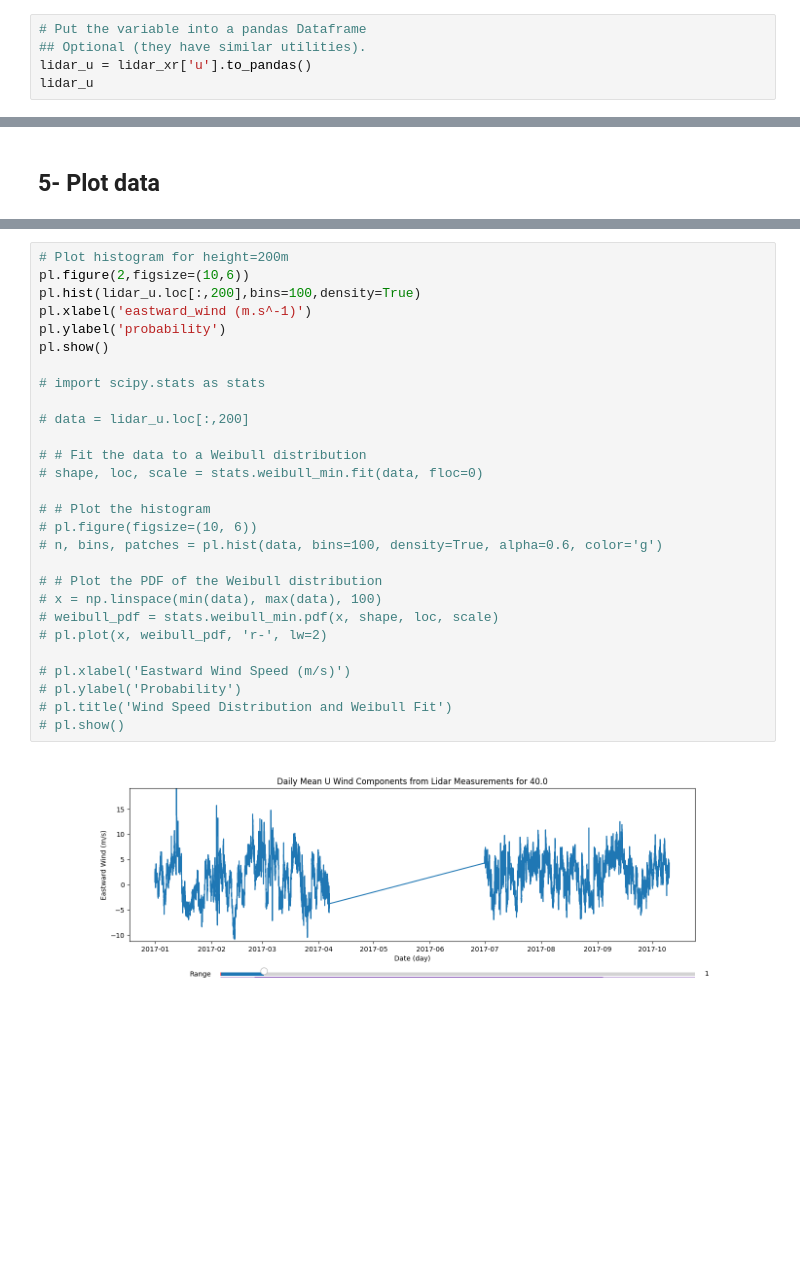
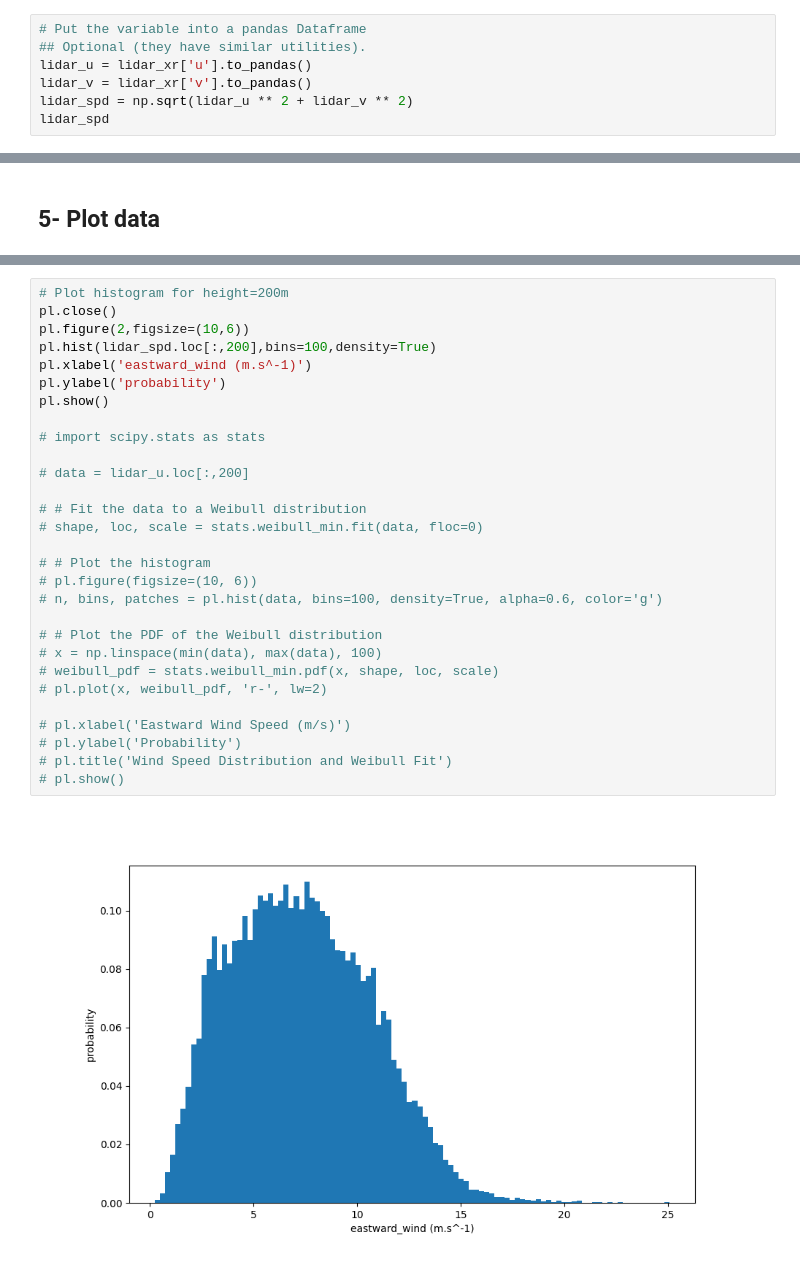
Before and after one commit to zhichuanma/wind_anaylsis, a Jupyter notebook: student_notebook_A.ipynb, the cells around one changed output, grey strips where cells are left out. Drawn from its saved outputs; the diff is of its cells as text; blank space fills up the shorter version.

```diff
--- a/student_notebook_A.ipynb
+++ b/student_notebook_A.ipynb
@@ -70,7 +70,9 @@ physicalMeasurement
 # Put the variable into a pandas Dataframe
 ## Optional (they have similar utilities).
 lidar_u = lidar_xr['u'].to_pandas()
-lidar_u
+lidar_v = lidar_xr['v'].to_pandas()
+lidar_spd = np.sqrt(lidar_u ** 2 + lidar_v ** 2)
+lidar_spd
 # %% [output]
 | range | 40.0 | 60.0 | 80.0 | 100.0 | 120.0 | 140.0 | 160.0 | 180.0 | 200.0 | 220.0 | 250.0 | ... |
 | time |  |  |  |  |  |  |  |  |  |  |  | ... |
@@ -370,30 +372,31 @@ pl.show()
 # %%
 # Plot histogram for height=200m
+pl.close()
 pl.figure(2,figsize=(10,6))
-pl.hist(lidar_u.loc[:,200],bins=100,density=True)
+pl.hist(lidar_spd.loc[:,200],bins=100,density=True)
 pl.xlabel('eastward_wind (m.s^-1)')
 pl.ylabel('probability')
 pl.show()
 
 # import scipy.stats as stats
 
 # data = lidar_u.loc[:,200]
 
 # # Fit the data to a Weibull distribution
 # shape, loc, scale = stats.weibull_min.fit(data, floc=0)
 
 # # Plot the histogram
 # pl.figure(figsize=(10, 6))
 # n, bins, patches = pl.hist(data, bins=100, density=True, alpha=0.6, color='g')
 
 # # Plot the PDF of the Weibull distribution
 # x = np.linspace(min(data), max(data), 100)
 # weibull_pdf = stats.weibull_min.pdf(x, shape, loc, scale)
 # pl.plot(x, weibull_pdf, 'r-', lw=2)
 
 # pl.xlabel('Eastward Wind Speed (m/s)')
 # pl.ylabel('Probability')
 # pl.title('Wind Speed Distribution and Weibull Fit')
 # pl.show()
 # %% [output]
-[figure, old version]
+[figure, new version]
```
Also changed, not shown: parts of 7 cells of this notebook.
